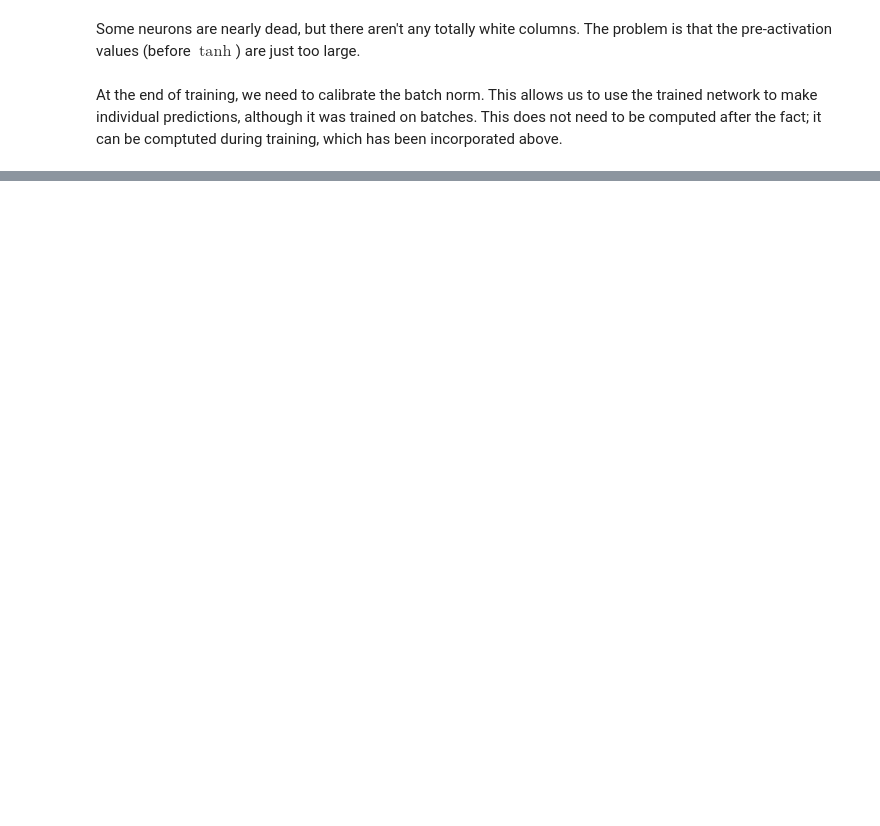
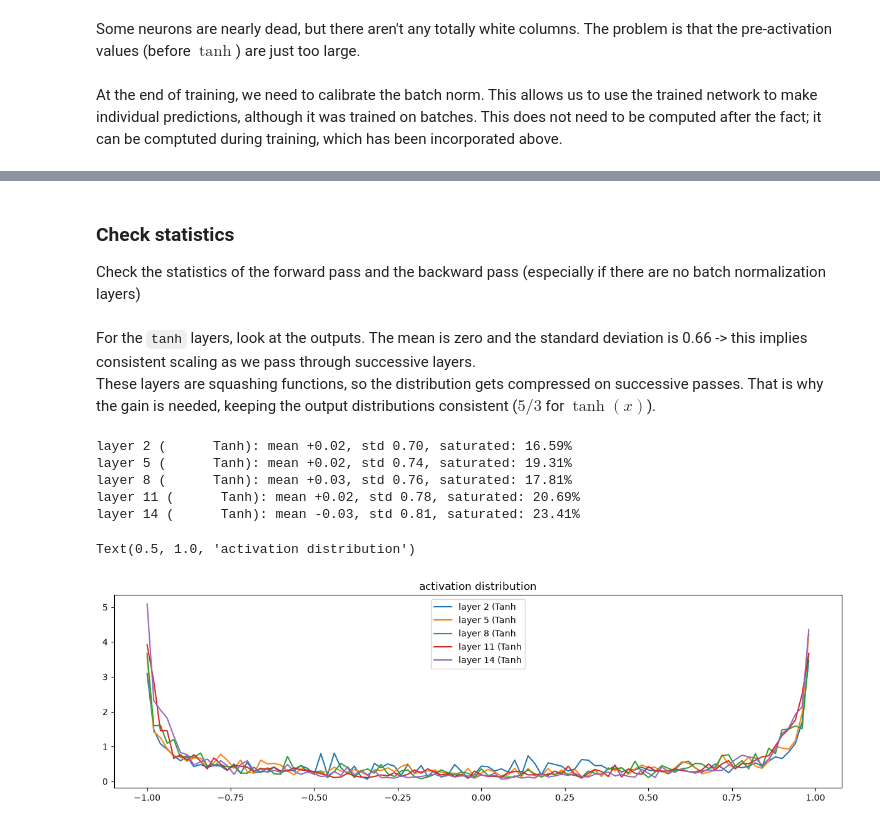
Before and after one commit to chabi-fin/learn_ml, a Jupyter notebook: courses/zero-to-hero/mlp2_makemore.ipynb, the cells around one changed output, grey strips where cells are left out. Cells and saved outputs as stored; diff of their text form; code cells hidden in the pictures; blank space fills up the shorter version.

Commit message:
Completed Zero to Hero 04: makemore (mlp2)

```diff
--- a/courses/zero-to-hero/mlp2_makemore.ipynb
+++ b/courses/zero-to-hero/mlp2_makemore.ipynb
@@ -213,7 +213,7 @@ This does not need to be computed after the fact; it can be comptuted during tra
 with torch.no_grad():
     emb = C[Xtr]
     embcat = emb.view(emb.shape[0], -1)
-    hpreact = embcat @ W1 + b1
+    hpreact = embcat @ W1 #+ b1
     # Comput the mean / std over the full training set
     bnmean = hpreact.mean(0, keepdim=True)
     bnstd = hpreact.std(0, keepdim=True)
@@ -247,14 +247,14 @@ Validation loss : 2.1465179920196533
 # Sample form the model
 g = torch.Generator().manual_seed(67)
 
-for _ in range(15):
+for _ in range(25):
     out = []
     context = [0] * blocksize
     while True:
         emb = C[torch.tensor([context])]
         embcat = emb.view(emb.shape[0], -1)
 
-        hpreact = embcat @ W1 + b1
+        hpreact = embcat @ W1 #+ b1
         hpreact = bngain * (hpreact - bnmean) / bnstd + bnbias
         h = torch.tanh(hpreact)
 
@@ -285,0 +441,27 @@ aarick.
+# %% [markdown]
+### Check statistics
+Check the statistics of the forward pass and the backward pass (especially if there are no batch normalization layers)
+# %% [markdown]
+For the `tanh` layers, look at the outputs. The mean is zero and the standard deviation is 0.66 -> this implies consistent scaling as we pass through successive layers.
+These layers are squashing functions, so the distribution gets compressed on successive passes. That is why the gain is needed, keeping the output distributions consistent ($5/3$ for $\tanh(x)$).
+# %%
+# visualize histograms
+plt.figure(figsize=(15, 4)) # width and height of the plot
+legends = []
+for i, layer in enumerate(layers[:-1]): # note: exclude the output layer
+  if isinstance(layer, Tanh):
+    t = layer.out
+    print('layer %d (%10s): mean %+.2f, std %.2f, saturated: %.2f%%' % (i, layer.__class__.__name__, t.mean(), t.std(), (t.abs() > 0.97).float().mean()*100))
+    hy, hx = torch.histogram(t, density=True)
+    plt.plot(hx[:-1].detach(), hy.detach())
+    legends.append(f'layer {i} ({layer.__class__.__name__}')
+plt.legend(legends);
+plt.title('activation distribution')
+# %% [output]
+layer 2 (      Tanh): mean +0.02, std 0.70, saturated: 16.59%
+layer 5 (      Tanh): mean +0.02, std 0.74, saturated: 19.31%
+layer 8 (      Tanh): mean +0.03, std 0.76, saturated: 17.81%
+layer 11 (      Tanh): mean +0.02, std 0.78, saturated: 20.69%
+layer 14 (      Tanh): mean -0.03, std 0.81, saturated: 23.41%
+Text(0.5, 1.0, 'activation distribution')
+[figure, added]
```
Also changed, not shown: parts of 18 cells of this notebook, 3 other files.
